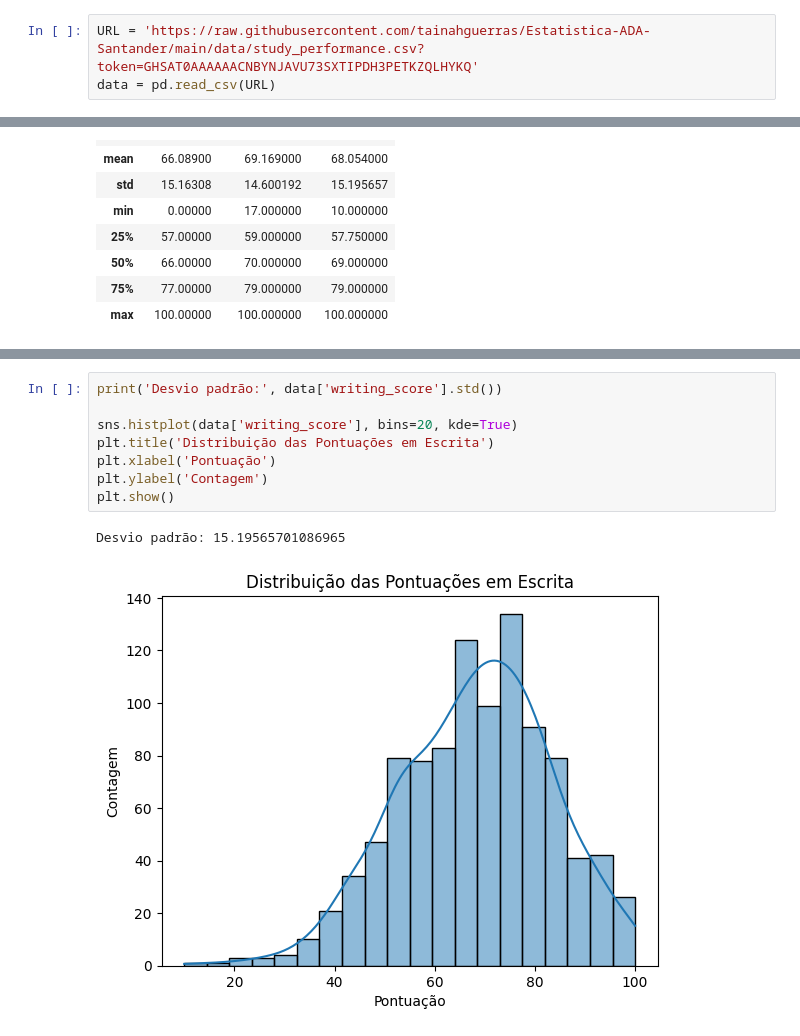
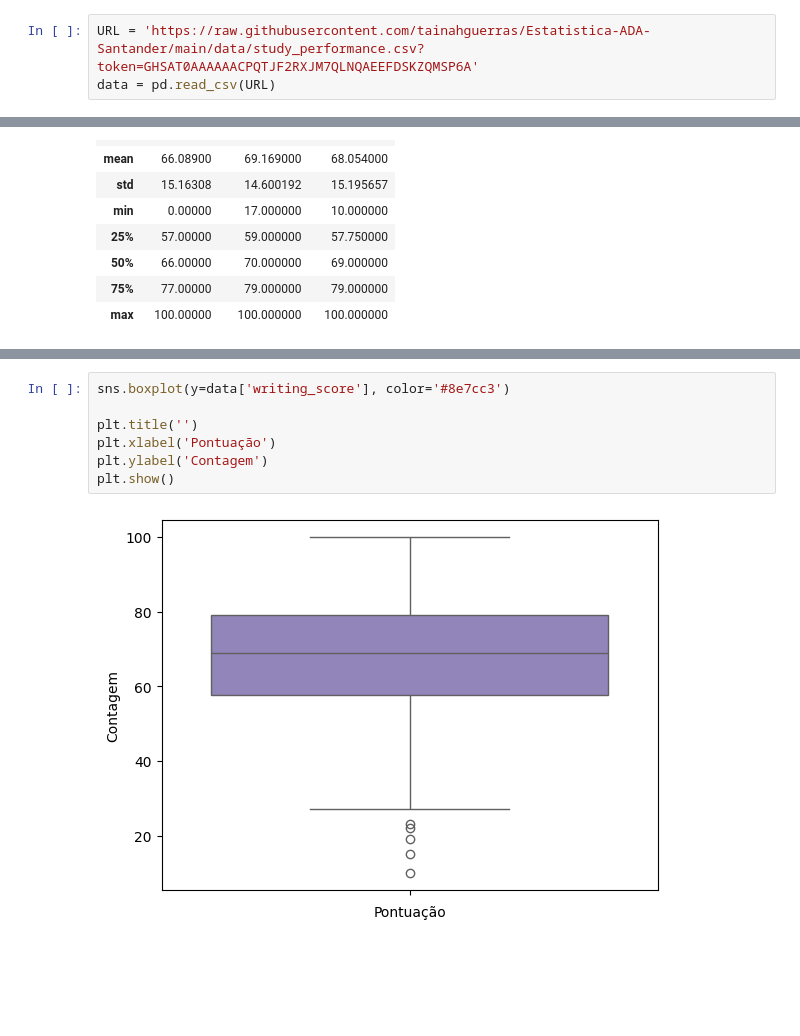
Before and after one commit to tainahguerras/Estatistica-ADA-Santander, a Jupyter notebook: EDA_Tainah.ipynb, the cells around one changed output, grey strips where cells are left out. Drawn from its saved outputs; the diff is of its cells as text; blank space fills up the shorter version.

```diff
--- a/EDA_Tainah.ipynb
+++ b/EDA_Tainah.ipynb
@@ -5,3 +10,3 @@ import seaborn as sns
 # %%
-URL = 'https://raw.githubusercontent.com/tainahguerras/Estatistica-ADA-Santander/main/data/study_performance.csv?token=GHSAT0AAAAAACNBYNJAVU73SXTIPDH3PETKZQLHYKQ'
+URL = 'https://raw.githubusercontent.com/tainahguerras/Estatistica-ADA-Santander/main/data/study_performance.csv?token=GHSAT0AAAAAACPQTJF2RXJM7QLNQAEEFDSKZQMSP6A'
 data = pd.read_csv(URL)
@@ -107,11 +146,9 @@ Desvio padrão: 14.600191937252216
 # %%
-print('Desvio padrão:', data['writing_score'].std())
+sns.boxplot(y=data['writing_score'], color='#8e7cc3')
 
-sns.histplot(data['writing_score'], bins=20, kde=True)
-plt.title('Distribuição das Pontuações em Escrita')
+plt.title('')
 plt.xlabel('Pontuação')
 plt.ylabel('Contagem')
 plt.show()
 # %% [output]
-Desvio padrão: 15.19565701086965
-[figure, old version]
+[figure, new version]
```
Also changed, not shown: parts of 17 cells of this notebook, 1 other file.
